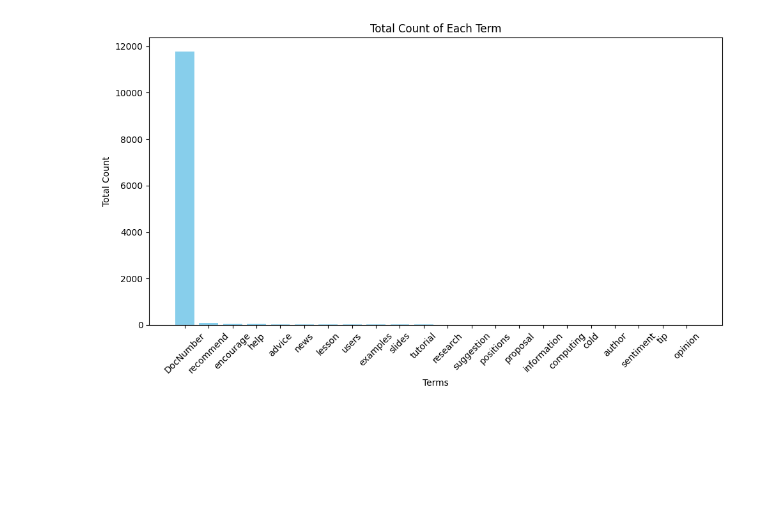
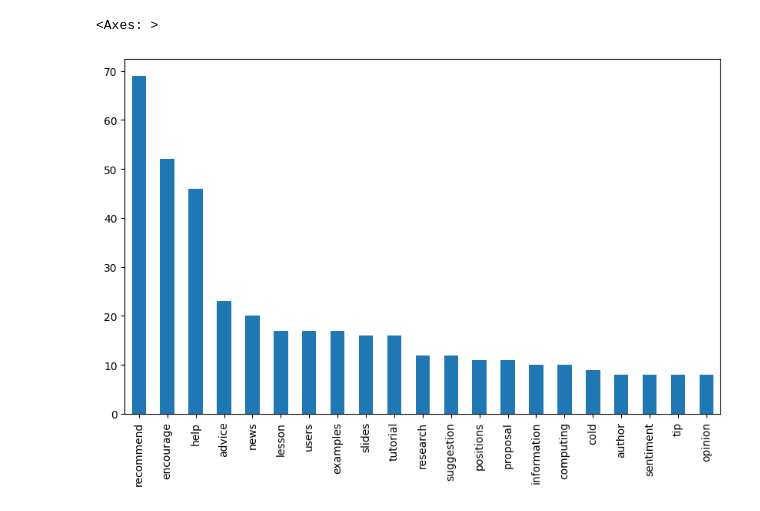
Before and after one commit to Clara-Lyngeraa/DA-Terms, a Jupyter notebook: Assignment_1.ipynb, the cells around one changed output. Saved outputs shown, nothing was run; the diff lists cells and outputs as text; code cells hidden in the pictures; blank space fills up the shorter version.

```diff
--- a/Assignment_1.ipynb
+++ b/Assignment_1.ipynb
@@ -44,16 +45,6 @@ users             17
 dtype: int64
-# %%
-import matplotlib.pyplot as plt
-
-catagories = term_totals.index
-values = term_totals.values
-plt.figure(figsize=(10, 6))
-plt.bar(catagories, values, color='skyblue')
-plt.xlabel('Terms')
-plt.ylabel('Total Count')
-plt.title('Total Count of Each Term')
-plt.xticks(rotation=45)
-plt.tight_layout()
-plt.show()
-# %% [output]
-[figure, removed]
+# %%
+term_totals.plot(kind='bar', figsize=(10, 6))
+# %% [output]
+<Axes: >
+[figure, added]
```
Also changed, not shown: parts of 2 cells of this notebook.
